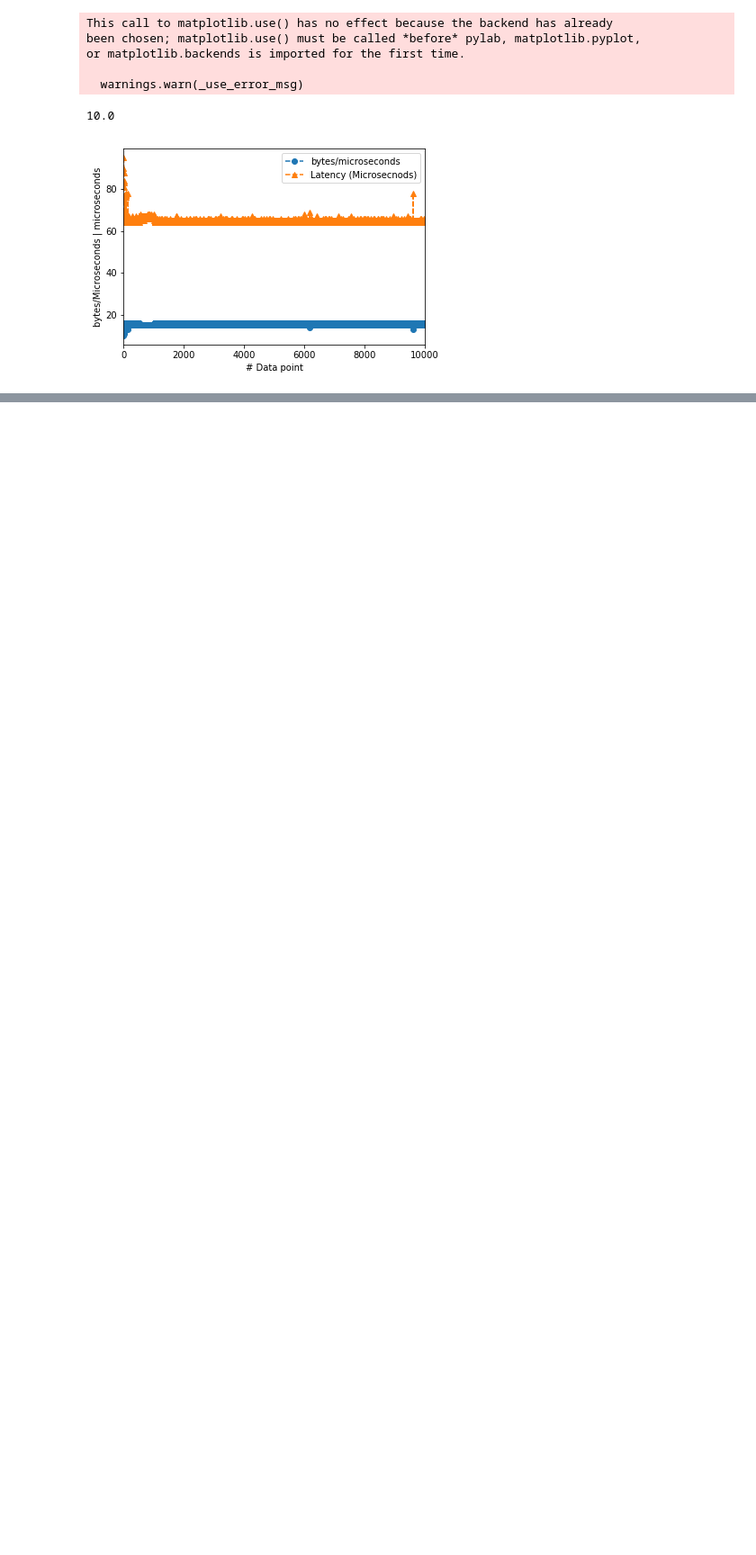
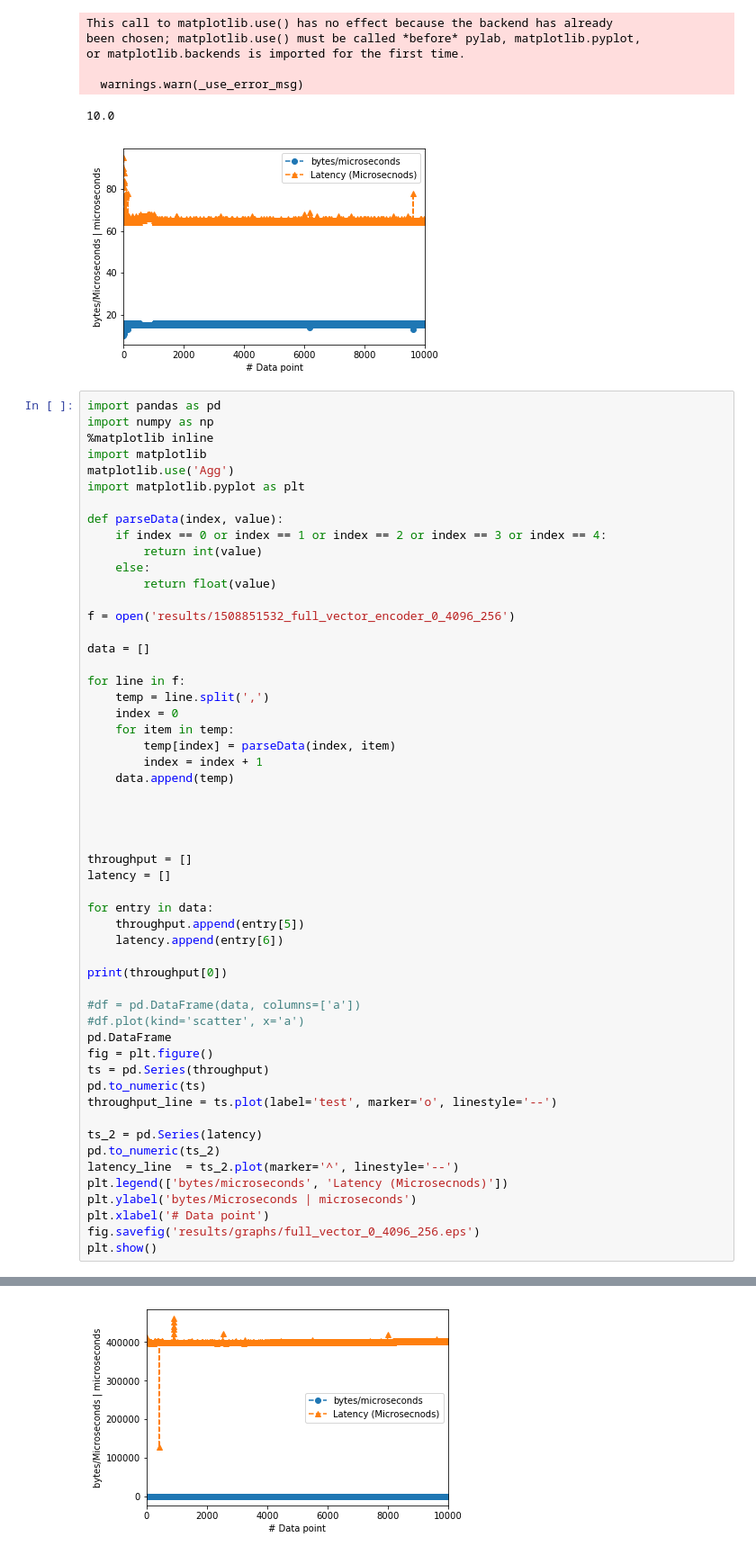
Before and after one commit to looopTools/sw9-source, a Jupyter notebook: RLNC_performance_study.ipynb, the cells around one changed output, grey strips where cells are left out. Shown at 90% size. Drawn from its saved outputs; the diff is of its cells as text; blank space fills up the shorter version.

Commit message:
additonal test with configs

```diff
--- a/RLNC_performance_study.ipynb
+++ b/RLNC_performance_study.ipynb
@@ -250,3 +250,58 @@ or matplotlib.backends is imported for the first time.
   warnings.warn(_use_error_msg)
 10.0
 [figure]
+# %%
+import pandas as pd
+import numpy as np
+%matplotlib inline
+import matplotlib
+matplotlib.use('Agg')
+import matplotlib.pyplot as plt
+
+def parseData(index, value):
+    if index == 0 or index == 1 or index == 2 or index == 3 or index == 4:
+        return int(value)
+    else:
+        return float(value)
+
+f = open('results/1508851532_full_vector_encoder_0_4096_256')
+
+data = []
+
+for line in f:
+    temp = line.split(',')
+    index = 0
+    for item in temp:
+        temp[index] = parseData(index, item)
+        index = index + 1
+    data.append(temp)
+
+
+
+
+throughput = []
+latency = []
+
+for entry in data:
+    throughput.append(entry[5])
+    latency.append(entry[6])
+
+print(throughput[0])
+
+#df = pd.DataFrame(data, columns=['a'])
+#df.plot(kind='scatter', x='a')
+pd.DataFrame
+fig = plt.figure()
+ts = pd.Series(throughput)
+pd.to_numeric(ts)
+throughput_line = ts.plot(label='test', marker='o', linestyle='--')
+
+ts_2 = pd.Series(latency)
+pd.to_numeric(ts_2)
+latency_line  = ts_2.plot(marker='^', linestyle='--')
+plt.legend(['bytes/microseconds', 'Latency (Microsecnods)'])
+plt.ylabel('bytes/Microseconds | microseconds')
+plt.xlabel('# Data point')
+fig.savefig('results/graphs/full_vector_0_4096_256.eps')
+plt.show()
+# %% [output]
@@ -252,0 +314 @@ or matplotlib.backends is imported for the first time.
+[figure, added]
```
Also changed, not shown: parts of 3 cells of this notebook, 4 other files.
